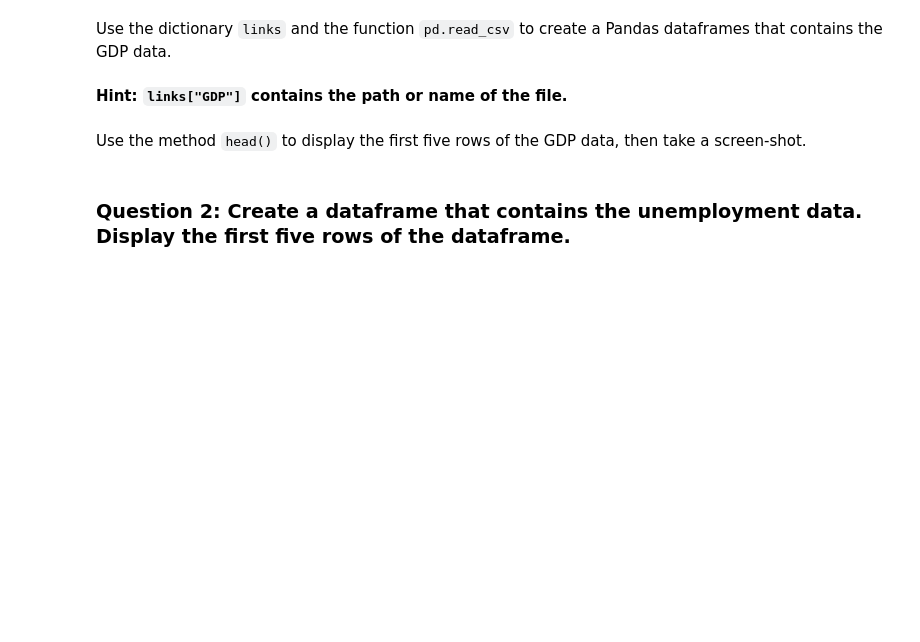
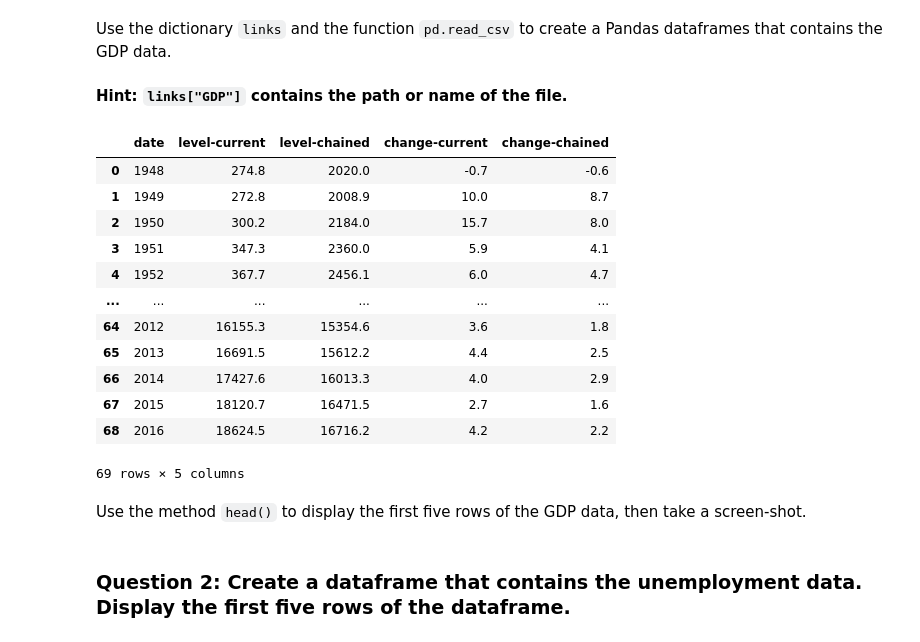
Before and after one commit to jela3105/PythonBasicsDataScience, a Jupyter notebook: Final-Assgnment.ipynb, the cells around one changed output. Drawn from its saved outputs; the diff is of its cells as text; code cells hidden in the pictures; blank space fills up the shorter version.

```diff
--- a/Final-Assgnment.ipynb
+++ b/Final-Assgnment.ipynb
@@ -57,6 +60,22 @@ Use the dictionary <code>links</code> and the function <code>pd.read_csv</code>
 <b>Hint: <code>links["GDP"]</code> contains the path or name of the file.</b>
 # %%
 # Type your code here
+gdp_data = pd.read_csv(links['GDP'])
+gdp_data
+# %% [output]
+|  | date | level-current | level-chained | change-current | change-chained |
+| 0 | 1948 | 274.8 | 2020.0 | -0.7 | -0.6 |
+| 1 | 1949 | 272.8 | 2008.9 | 10.0 | 8.7 |
+| 2 | 1950 | 300.2 | 2184.0 | 15.7 | 8.0 |
+| 3 | 1951 | 347.3 | 2360.0 | 5.9 | 4.1 |
+| 4 | 1952 | 367.7 | 2456.1 | 6.0 | 4.7 |
+| ... | ... | ... | ... | ... | ... |
+| 64 | 2012 | 16155.3 | 15354.6 | 3.6 | 1.8 |
+| 65 | 2013 | 16691.5 | 15612.2 | 4.4 | 2.5 |
+| 66 | 2014 | 17427.6 | 16013.3 | 4.0 | 2.9 |
+| 67 | 2015 | 18120.7 | 16471.5 | 2.7 | 1.6 |
+| 68 | 2016 | 18624.5 | 16716.2 | 4.2 | 2.2 |
+69 rows × 5 columns
 # %% [markdown]
 Use the method <code>head()</code> to display the first five rows of the GDP data, then take a screen-shot.
 # %%
```
Also changed, not shown: parts of 1 cell of this notebook.
